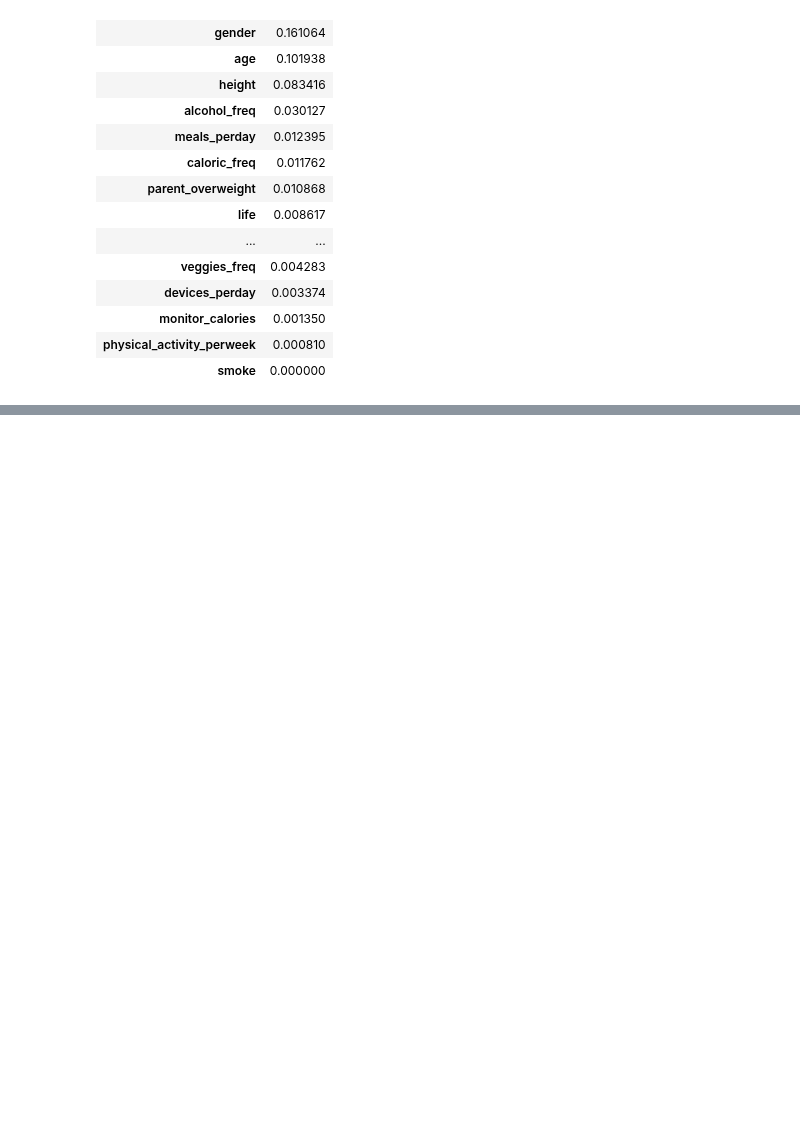
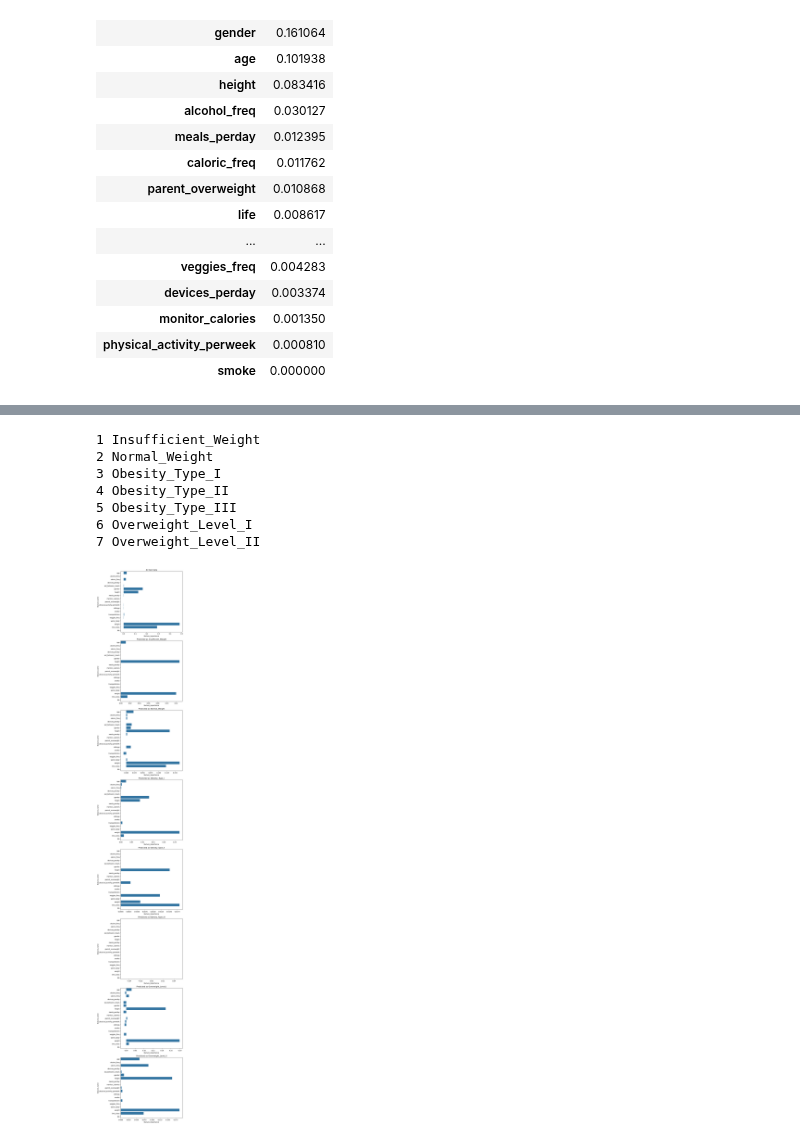
Before and after one commit to 0xMarc0s/IMS_ML_project, a Jupyter notebook: Preliminary Notebooks/preprocessing.ipynb, the cells around one changed output, grey strips where cells are left out. Drawn from its saved outputs; the diff is of its cells as text; code cells hidden in the pictures; blank space fills up the shorter version.

```diff
--- a/Preliminary Notebooks/preprocessing.ipynb
+++ b/Preliminary Notebooks/preprocessing.ipynb
@@ -319,7 +319,7 @@ def preprocess_data(X_train, X_test):
         "5 or more": 5,
 
         "Bicycle": 1,
-        "Car": 3,
+        "Car": 4,
         "Motorbike": 3,
         "Public": 2,
         "Walk": 0,
@@ -689,0 +663,16 @@ AttributeError: 'LogisticRegression' object has no attribute 'feature_importance
+# %%
+df_train = pd.read_csv("../our data/no_outliers.csv", index_col=0)
+X = df_train.drop('obese_level', axis=1)
+y = df['obese_level']
+
+X_train, X_test, y_train, y_test = train_test_split(X, y,
+                                                    train_size=.70)
+
+X_train, X_test = preprocess_data(X_train, X_test)
+# X_train = X_train.drop(columns=["age", "weight", "height"])
+# X_test = X_test.drop(columns=["age", "weight", "height"])
+
+rf = GradientBoostingClassifier()
+
+rf.fit(X_train, y_train)
+y_pred = rf.predict(X_test)
@@ -689,0 +695,32 @@ AttributeError: 'LogisticRegression' object has no attribute 'feature_importance
+# %%
+from sklearn.inspection import permutation_importance
+import matplotlib.pyplot as plt
+import seaborn as sns
+
+
+def plot_feature_importances(model, x, y, title, ax):
+    result = permutation_importance(model, x, y, n_repeats=5)
+    df = pd.DataFrame({'feature_name': x.columns, 'feature_importance': result.importances_mean, 'feature_std': result.importances_std})
+    sns.barplot(data=df, x='feature_importance', y='feature_name',errorbar="ci", ci="sd", ax=ax)
+    ax.set_title(title)
+
+
+z = np.unique(y_pred)
+fig, axes = plt.subplots(len(z)+1,1, figsize=(8, 50))
+plot_feature_importances(rf, X_test, y_test, 'All test data', ax=axes[0])
+
+for i,C in enumerate(z):
+    plot_feature_importances(rf, X_test[y_pred == C], y_test[y_pred == C], f'Predicted as {C}', axes[i+1])
+    print(i+1, C)
+
+plt.tight_layout()
+plt.show()
+# %% [output]
+1 Insufficient_Weight
+2 Normal_Weight
+3 Obesity_Type_I
+4 Obesity_Type_II
+5 Obesity_Type_III
+6 Overweight_Level_I
+7 Overweight_Level_II
+[figure, added]
```
Also changed, not shown: parts of 12 cells of this notebook, 2 other files.
